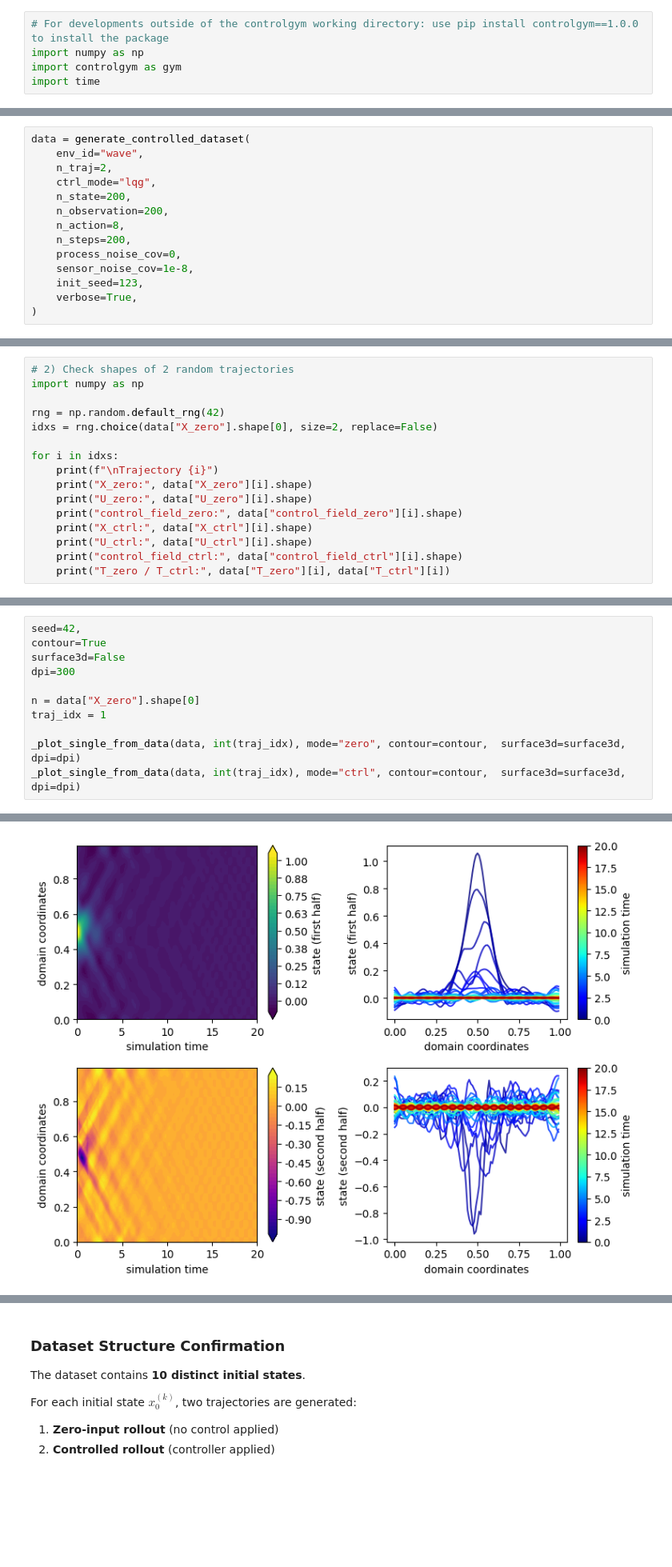
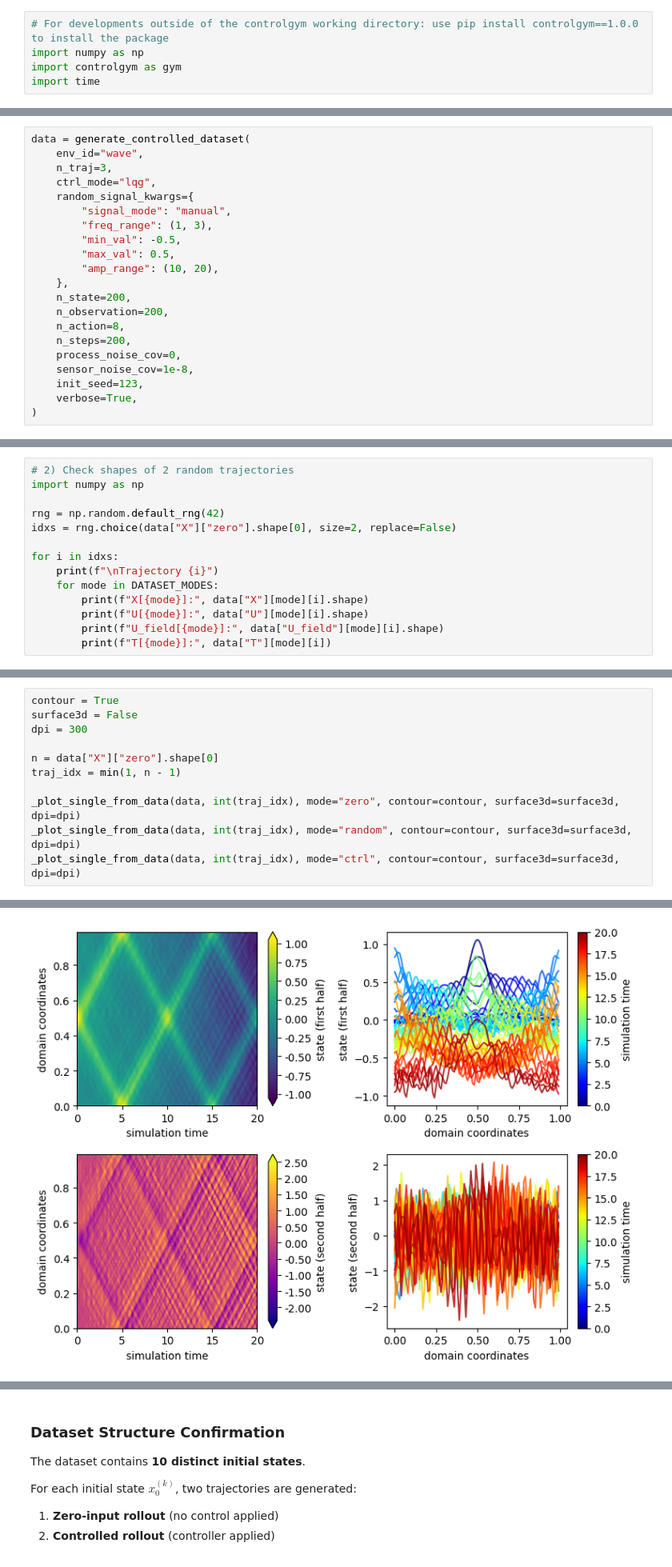
Before and after one commit to SOLARIS-JHU/controlgym, a Jupyter notebook: linearPDE_data_gen.ipynb, the cells around one changed output, grey strips where cells are left out. Shown at 80% size. Cells and saved outputs as stored; diff of their text form; blank space fills up the shorter version.

Commit message:
updated linearPDE data gen

```diff
--- a/linearPDE_data_gen.ipynb
+++ b/linearPDE_data_gen.ipynb
@@ -206,8 +243,15 @@ def generate_controlled_dataset(
 # %%
 data = generate_controlled_dataset(
     env_id="wave",
-    n_traj=2,
+    n_traj=3,
     ctrl_mode="lqg",
+    random_signal_kwargs={
+        "signal_mode": "manual",
+        "freq_range": (1, 3),
+        "min_val": -0.5,
+        "max_val": 0.5,
+        "amp_range": (10, 20),
+    },
     n_state=200,
     n_observation=200,
     n_action=8,
@@ -231,16 +276,14 @@ Generated keys: ['init_states', 'X_zero', 'U_zero', 'control_field_zero', 'R_zer
 import numpy as np
 
 rng = np.random.default_rng(42)
-idxs = rng.choice(data["X_zero"].shape[0], size=2, replace=False)
+idxs = rng.choice(data["X"]["zero"].shape[0], size=2, replace=False)
 
 for i in idxs:
     print(f"\nTrajectory {i}")
-    print("X_zero:", data["X_zero"][i].shape)
-    print("U_zero:", data["U_zero"][i].shape)
-    print("control_field_zero:", data["control_field_zero"][i].shape)
-    print("X_ctrl:", data["X_ctrl"][i].shape)
-    print("U_ctrl:", data["U_ctrl"][i].shape)
-    print("control_field_ctrl:", data["control_field_ctrl"][i].shape)
-    print("T_zero / T_ctrl:", data["T_zero"][i], data["T_ctrl"][i])
+    for mode in DATASET_MODES:
+        print(f"X[{mode}]:", data["X"][mode][i].shape)
+        print(f"U[{mode}]:", data["U"][mode][i].shape)
+        print(f"U_field[{mode}]:", data["U_field"][mode][i].shape)
+        print(f"T[{mode}]:", data["T"][mode][i])
 # %% [output]
 Trajectory 0
@@ -341,16 +383,16 @@ def _plot_controls_from_data(data, traj_idx: int, mode: str, dpi=300):
 
     print(f"[traj={traj_idx} | mode={mode}] U shape = {U.shape}, T = {T}")
 # %%
-seed=42,
-contour=True
-surface3d=False
-dpi=300
+contour = True
+surface3d = False
+dpi = 300
 
-n = data["X_zero"].shape[0]
-traj_idx = 1
+n = data["X"]["zero"].shape[0]
+traj_idx = min(1, n - 1)
 
-_plot_single_from_data(data, int(traj_idx), mode="zero", contour=contour,  surface3d=surface3d, dpi=dpi)
-_plot_single_from_data(data, int(traj_idx), mode="ctrl", contour=contour,  surface3d=surface3d, dpi=dpi)
+_plot_single_from_data(data, int(traj_idx), mode="zero", contour=contour, surface3d=surface3d, dpi=dpi)
+_plot_single_from_data(data, int(traj_idx), mode="random", contour=contour, surface3d=surface3d, dpi=dpi)
+_plot_single_from_data(data, int(traj_idx), mode="ctrl", contour=contour, surface3d=surface3d, dpi=dpi)
 # %% [output]
 [traj=1 | mode=zero] X shape = (200, 201), T = 200
 [figure]
@@ -358 +400 @@ _plot_single_from_data(data, int(traj_idx), mode="ctrl", contour=contour,  surfa
-[figure, old version]
+[figure, new version]
```
Also changed, not shown: parts of 14 cells of this notebook.
